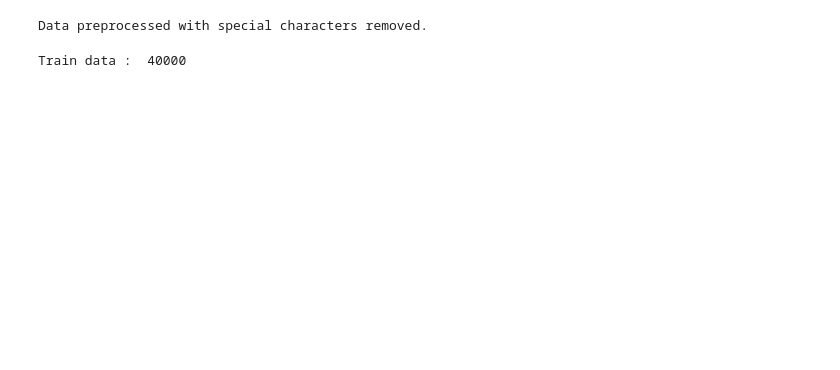
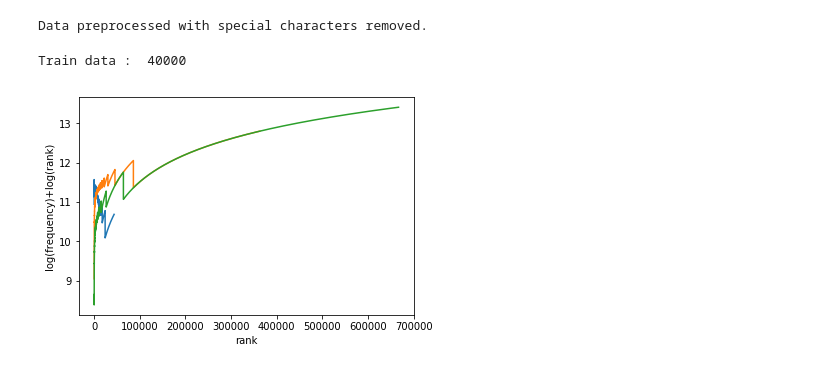
Before and after one commit to buridiaditya/NLP, a Jupyter notebook: Assignment_1_15CS30008.ipynb, the cells around one changed output. Saved outputs shown, nothing was run; the diff lists cells and outputs as text; code cells hidden in the pictures; blank space fills up the shorter version.

Commit message:
Adds Zipf's plot and interpolation smoothing

```diff
--- a/Assignment_1_15CS30008.ipynb
+++ b/Assignment_1_15CS30008.ipynb
@@ -265,13 +394,16 @@ class LanguageModel():
 # %%
 #Task 1
-ug = LanguageModel(train,1)
-bg = LanguageModel(train,2,smoothing='goodturing')
-tg = LanguageModel(train,3,smoothing='goodturing')
+ug = LanguageModel(train,1,plotZipf=True)
+bg = LanguageModel(train,2,plotZipf=True)
+tg = LanguageModel(train,3,plotZipf=True)
 # %%
 # Task 1
 # Zif's law verification
-#for w in unigramLM:
-# TODO
+ug.showPlot()
+bg.showPlot()
+tg.showPlot()
+# %% [output]
+[figure, added]
 # %%
 # Task 1
 # Top 10 unigrams, bigrams, trigrams
```
Also changed, not shown: parts of 16 cells of this notebook.
